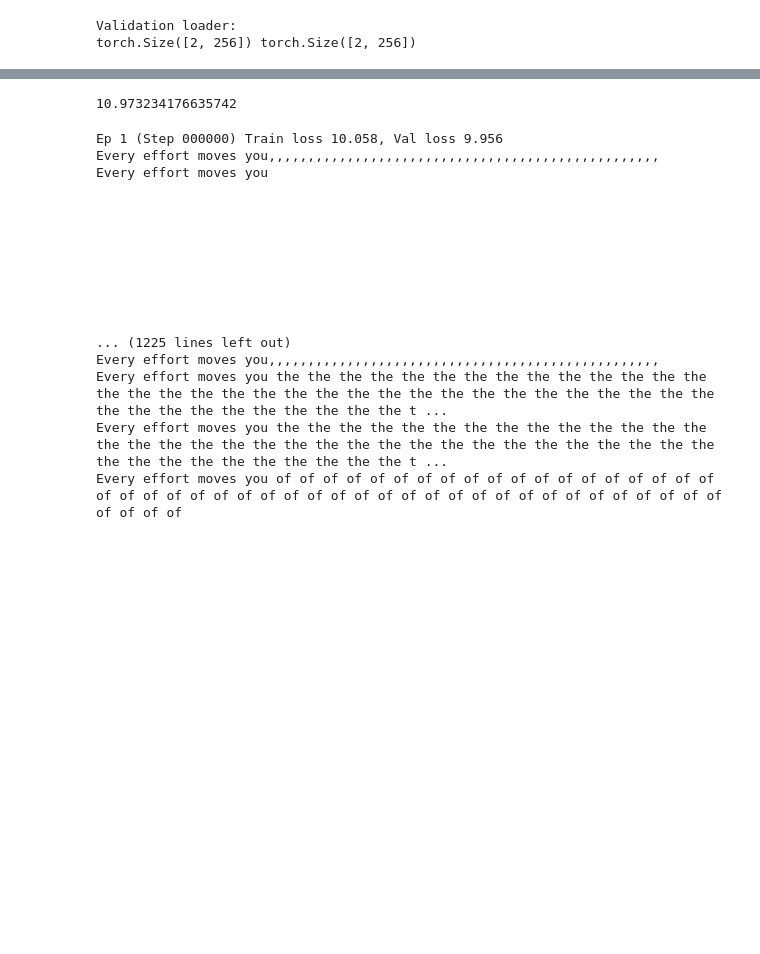
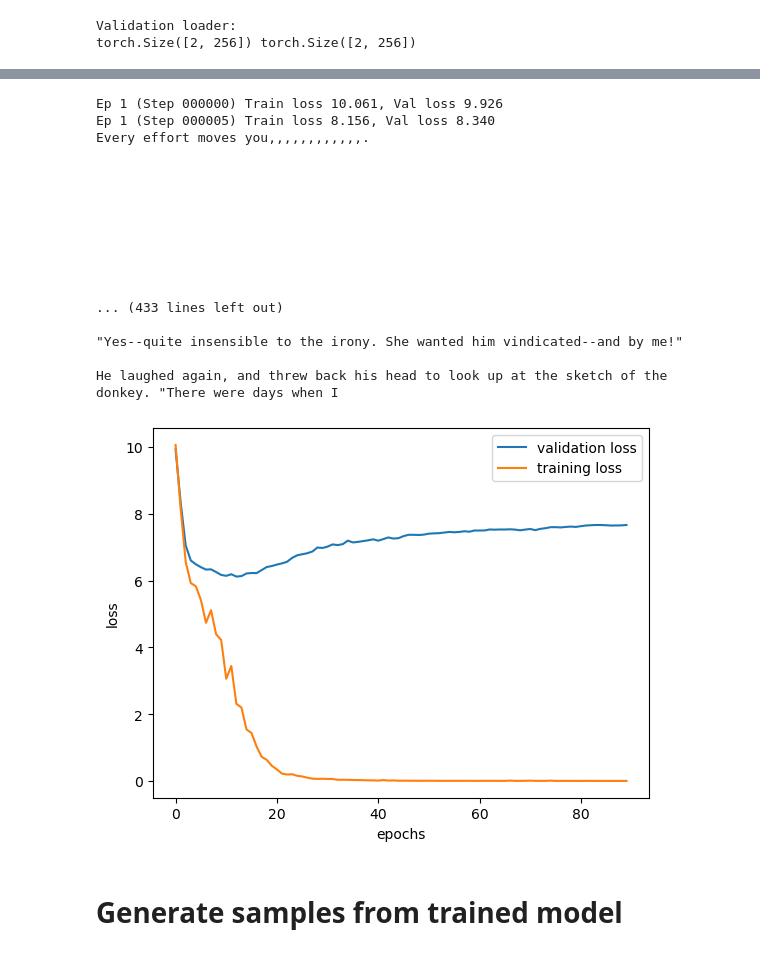
Before and after one commit to Yijin-Zeng/Build-a-LLM-From-Scratch, a Jupyter notebook: notebooks/prepare_training_data.ipynb, the cells around one changed output, grey strips where cells are left out. Saved outputs shown, nothing was run; the diff lists cells and outputs as text; code cells hidden in the pictures; blank space fills up the shorter version.

```diff
--- a/notebooks/prepare_training_data.ipynb
+++ b/notebooks/prepare_training_data.ipynb
@@ -309,7 +252,7 @@ train_loader = create_dataloader(
     stride = GPT_CONFIG_124M['context_length'],
     drop_last=True,
     shuffle=True,
-    num_works=0
+    num_workers=0
 )
 
 val_loader = create_dataloader(
@@ -319,7 +262,7 @@ val_loader = create_dataloader(
     stride = GPT_CONFIG_124M['context_length'],
     drop_last=False,
     shuffle=False,
-    num_works=0
+    num_workers=0
 )
 # %%
 len(train_loader)
@@ -386,36 +292,0 @@ print(train_loss)
-# %%
-print(val_loss)
-# %% [output]
-10.973234176635742
-# %%
-# The main function for pretraining
-def train_model(model, train_loader, val_loader, optimizer, device, num_epochs,
-                eval_freq, eval_iter, start_context, tokenizer):
-
-    train_losses, val_losses, track_tokens_seen = [], [], []
-    tokens_seen, global_step = 0, -1
-
-    for epoch in range(num_epochs):
-        model.train()
-        for input_batch, target_batch in train_loader:
-            optimizer.zero_grad()  # clear gradients from previous step
-            loss = calc_loss_batch(input_batch, target_batch, model, device) # forward pass
-            loss.backward() # compute gradients
-            optimizer.step() # update weights
-            tokens_seen += input_batch.numel()
-            global_step += 1
-
-            if global_step % eval_freq == 0:
-                train_loss, val_loss = evaluate_model(
-                    model, train_loader, val_loader, device, eval_iter
-                )
-                train_losses.append(train_loss)
-                val_losses.append(val_loss)
-
-                track_tokens_seen.append(tokens_seen)
-                print(f"Ep {epoch+1} (Step {global_step:06d}) "
-                      f"Train loss {train_loss:.3f}, Val loss {val_loss:.3f}")
-
-            generate_and_print_sample(model, tokenizer, device, start_context)
-
-    return train_losses, val_losses, track_tokens_seen
@@ -445,16 +295,16 @@ torch.manual_seed(123)
 model = GPTModel(GPT_CONFIG_124M)
 model.to(device)
 optimizer = torch.optim.AdamW(model.parameters(), lr=0.0004, weight_decay=0.1)
-num_epochs = 10
+num_epochs = 50
 train_loss, val_losses, toekn_seen = train_model(
     model, train_loader, val_loader, optimizer,
     device, num_epochs = num_epochs, eval_freq=5, eval_iter=1,
     start_context = "Every effort moves you", tokenizer=tokenizer
 )
 # %% [output]
-Ep 1 (Step 000000) Train loss 10.058, Val loss 9.956
-Every effort moves you,,,,,,,,,,,,,,,,,,,,,,,,,,,,,,,,,,,,,,,,,,,,,,,,,,
-Every effort moves you
+Ep 1 (Step 000000) Train loss 10.061, Val loss 9.926
+Ep 1 (Step 000005) Train loss 8.156, Val loss 8.340
+Every effort moves you,,,,,,,,,,,,.
 
 
 
@@ -464,8 +314,19 @@ Every effort moves you
 
 
 
-... (1225 lines left out)
-Every effort moves you,,,,,,,,,,,,,,,,,,,,,,,,,,,,,,,,,,,,,,,,,,,,,,,,,,
-Every effort moves you the the the the the the the the the the the the the the the the the the the the the the the the the the the the the the the the the the the the the the the the the the the the t ...
-Every effort moves you the the the the the the the the the the the the the the the the the the the the the the the the the the the the the the the the the the the the the the the the the the the the t ...
-Every effort moves you of of of of of of of of of of of of of of of of of of of of of of of of of of of of of of of of of of of of of of of of of of of of of of of of of of
+... (433 lines left out)
+
+"Yes--quite insensible to the irony. She wanted him vindicated--and by me!"
+
+He laughed again, and threw back his head to look up at the sketch of the donkey. "There were days when I
+# %%
+plt.plot(val_losses, label = 'validation loss')
+plt.plot(train_loss, label = 'training loss')
+plt.xlabel('epochs')
+plt.ylabel('loss')
+plt.legend()
+plt.show()
+# %% [output]
+[figure, added]
+# %% [markdown]
+# Generate samples from trained model
```
Also changed, not shown: parts of 29 cells of this notebook, 1 other file.
